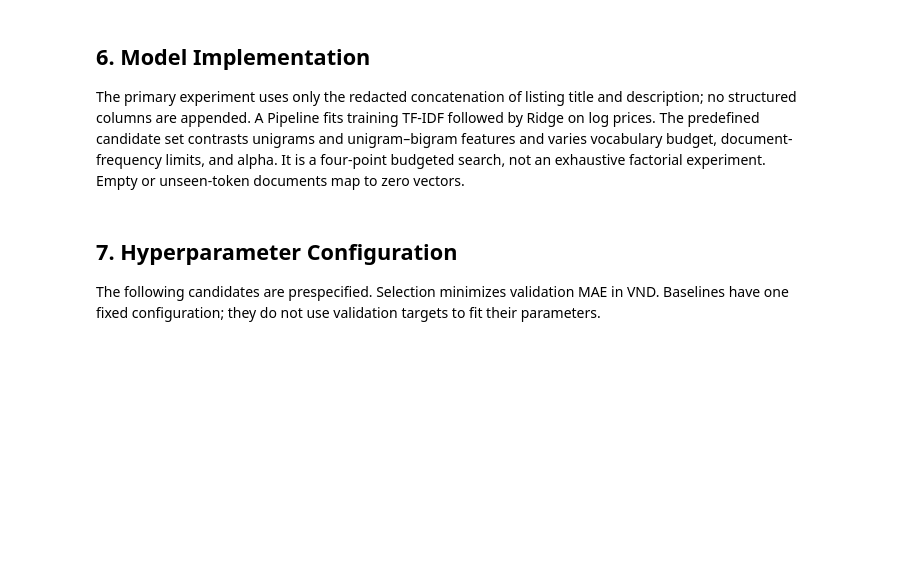
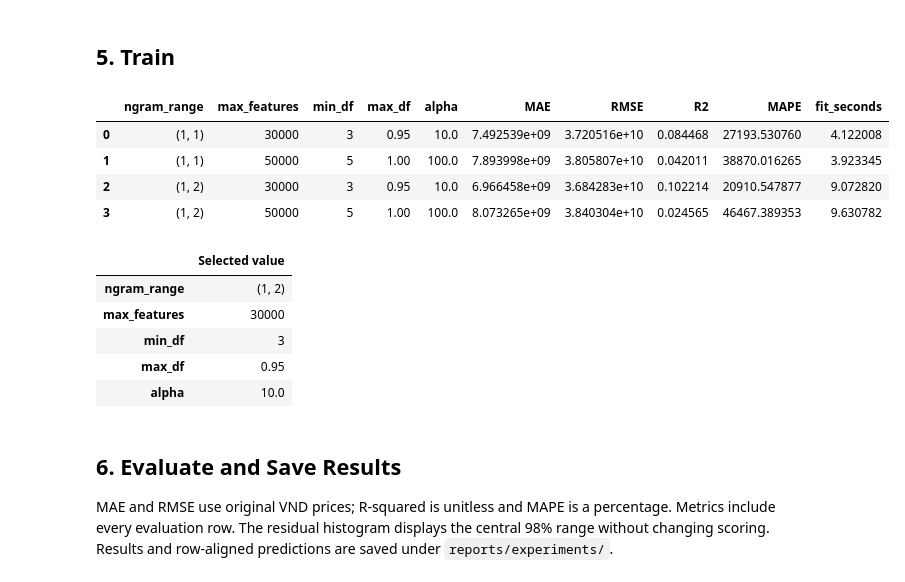
Before and after one commit to kahn-29/261-Programming-for-AI-and-DS, a Jupyter notebook: models/07_tfidf_ridge.ipynb, the cells around one changed output. Drawn from its saved outputs; the diff is of its cells as text; code cells hidden in the pictures; blank space fills up the shorter version.

Commit message:
Simplify model notebooks to train on preprocessed data

```diff
--- a/models/07_tfidf_ridge.ipynb
+++ b/models/07_tfidf_ridge.ipynb
@@ -174,0 +41,10 @@ metrics use original VND prices. The two baselines fit original-scale prices dir
+# %%
+parts, manifest = load_data(DATA_PATH)
+train, validation, test = (parts[name] for name in ["train", "validation", "test"])
+y_train = train.price.to_numpy()
+y_validation = validation.price.to_numpy()
+log_y_train = np.log1p(y_train)
+log_y_validation = np.log1p(y_validation)
+display(pd.Series({"Input": manifest["input_path"], "Seed": SEED,
+                   "Split": manifest["split_method"],
+                   **manifest["split_counts"]}, name="Training settings").to_frame())
@@ -174,0 +65,7 @@ metrics use original VND prices. The two baselines fit original-scale prices dir
+# %%
+def fit_candidate(parameters):
+    estimator = text_pipeline(**parameters)
+    return estimator.fit(text_inputs(train), log_y_train)
+
+def predict_frame(estimator, frame):
+    return inverse_log(estimator.predict(text_inputs(frame)), y_train)
@@ -175,16 +91,25 @@ metrics use original VND prices. The two baselines fit original-scale prices dir
 # %% [markdown]
-## 6. Model Implementation
-
-The primary experiment uses only the redacted concatenation of listing title and description; no structured columns are appended. A Pipeline fits training TF-IDF followed by Ridge on log prices. The predefined candidate set contrasts unigrams and unigram–bigram features and varies vocabulary budget, document-frequency limits, and alpha. It is a four-point budgeted search, not an exhaustive factorial experiment. Empty or unseen-token documents map to zero vectors.
+## 5. Train
 # %%
-def fit_candidate(parameters):
-    estimator = text_pipeline(**parameters)
-    return estimator.fit(train.text, log_y_train)
-
-def predict_frame(estimator, frame):
-    return inverse_log(estimator.predict(frame.text), y_train)
+model, selected_parameters, tuning_results = select_candidate(
+    candidates, fit_candidate, y_validation,
+    lambda estimator: predict_frame(estimator, validation))
+display(tuning_results)
+display(pd.Series(selected_parameters, dtype=object, name="Selected value").to_frame())
+# %% [output]
+|  | ngram_range | max_features | min_df | max_df | alpha | MAE | RMSE | R2 | MAPE | fit_seconds |
+| 0 | (1, 1) | 30000 | 3 | 0.95 | 10.0 | 7.492539e+09 | 3.720516e+10 | 0.084468 | 27193.530760 | 4.122008 |
+| 1 | (1, 1) | 50000 | 5 | 1.00 | 100.0 | 7.893998e+09 | 3.805807e+10 | 0.042011 | 38870.016265 | 3.923345 |
+| 2 | (1, 2) | 30000 | 3 | 0.95 | 10.0 | 6.966458e+09 | 3.684283e+10 | 0.102214 | 20910.547877 | 9.072820 |
+| 3 | (1, 2) | 50000 | 5 | 1.00 | 100.0 | 8.073265e+09 | 3.840304e+10 | 0.024565 | 46467.389353 | 9.630782 |
+|  | Selected value |
+| ngram_range | (1, 2) |
+| max_features | 30000 |
+| min_df | 3 |
+| max_df | 0.95 |
+| alpha | 10.0 |
 # %% [markdown]
-## 7. Hyperparameter Configuration
+## 6. Evaluate and Save Results
 
-The following candidates are prespecified. Selection minimizes validation MAE in VND. Baselines have one fixed configuration; they do not use validation targets to fit their parameters.
+MAE and RMSE use original VND prices; R-squared is unitless and MAPE is a percentage. Metrics include every evaluation row. The residual histogram displays the central 98% range without changing scoring. Results and row-aligned predictions are saved under `reports/experiments/`.
 # %%
```
Also changed, not shown: parts of 23 cells of this notebook, 26 other files.
